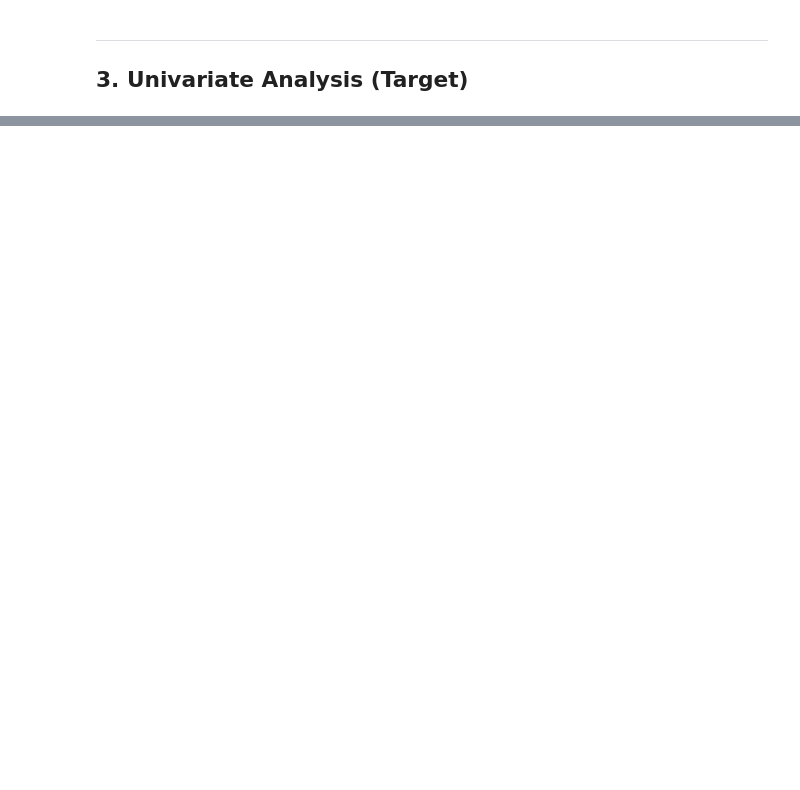
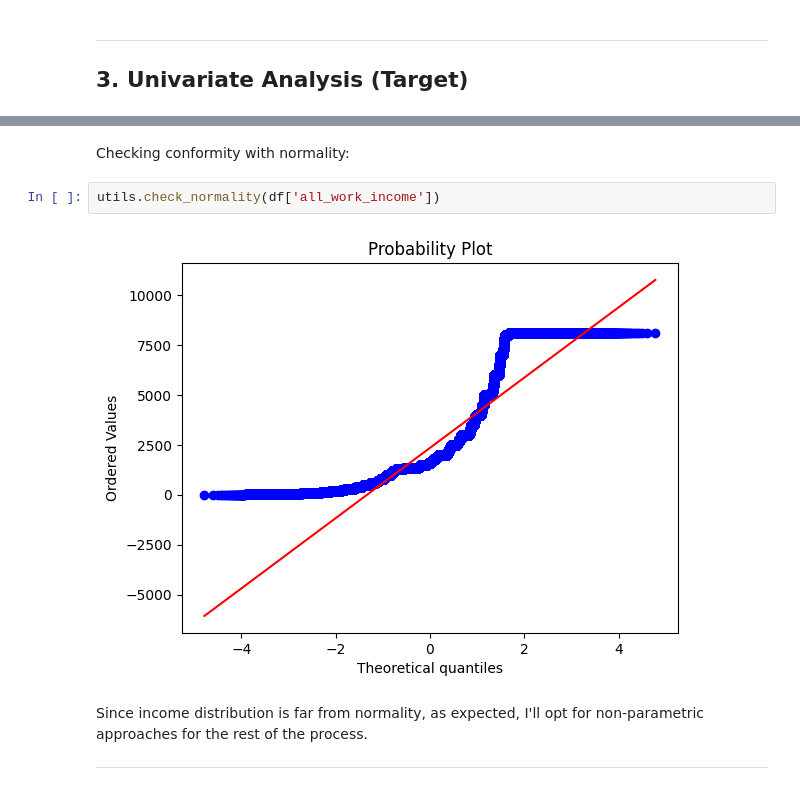
Before and after one commit to viniciussuares/IncomePrediction, a Jupyter notebook: notebooks/eda.ipynb, the cells around one changed output, grey strips where cells are left out. Drawn from its saved outputs; the diff is of its cells as text; blank space fills up the shorter version.

```diff
--- a/notebooks/eda.ipynb
+++ b/notebooks/eda.ipynb
@@ -171,0 +207,9 @@ plt.show()
+# %% [markdown]
+Checking conformity with normality:
+# %%
+utils.check_normality(df['all_work_income'])
+# %% [output]
+[figure, added]
+# %% [markdown]
+Since income distribution is far from normality, as expected, I'll opt for non-parametric approaches for the rest of the process.
+____
```
Also changed, not shown: parts of 20 cells of this notebook, 1 other file.
